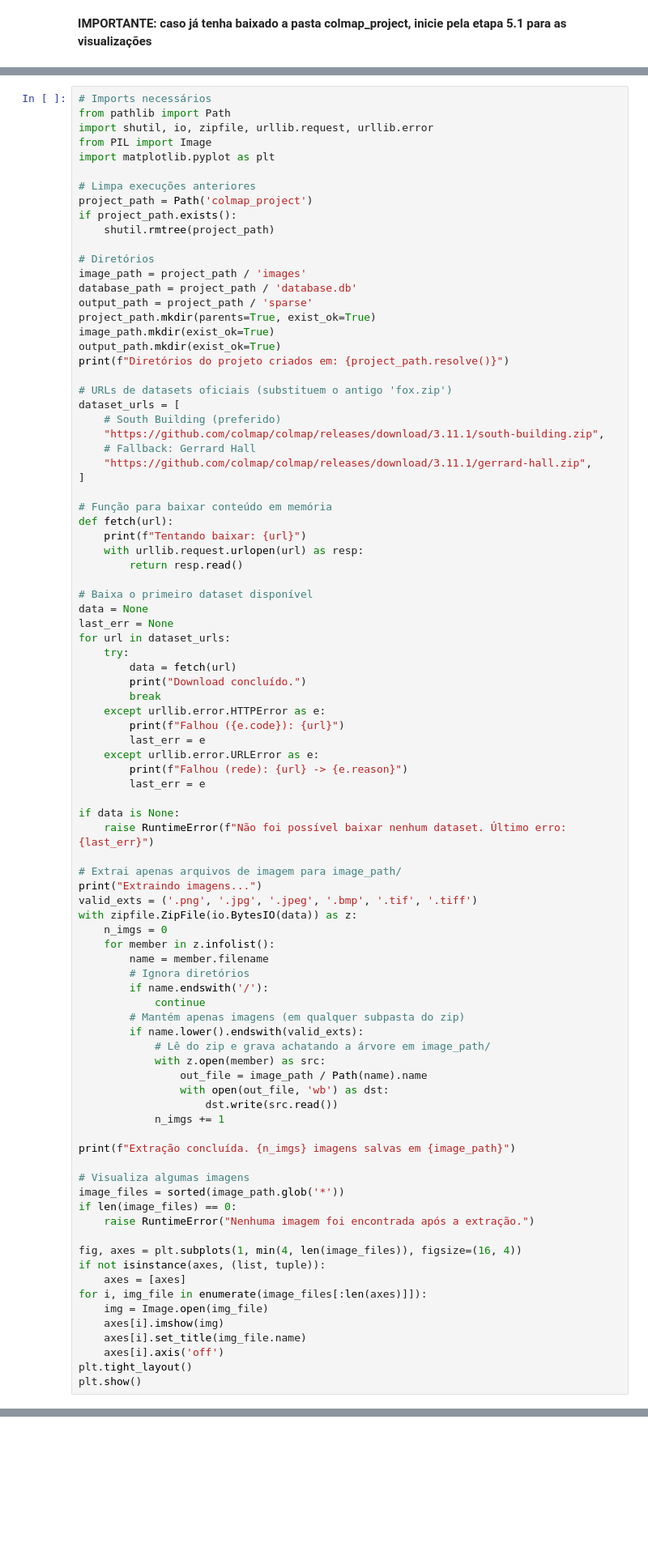
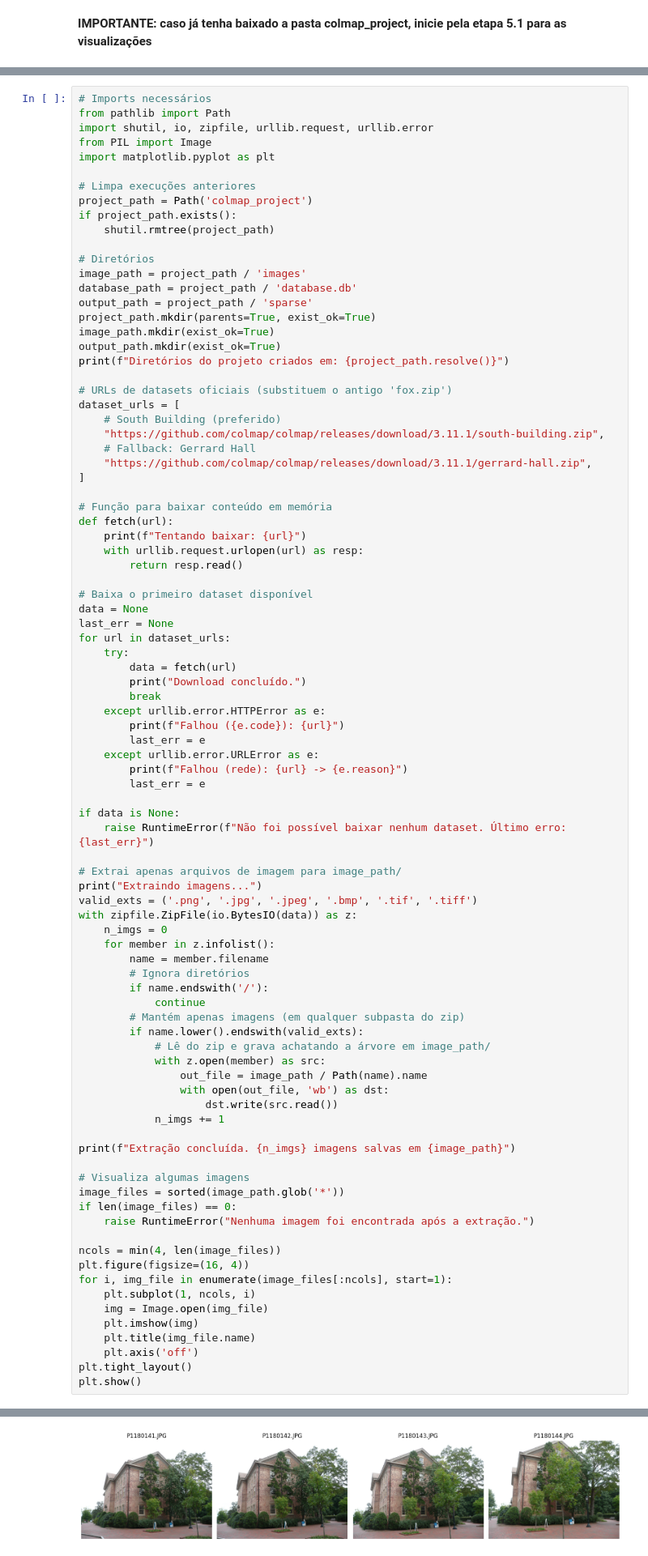
Before and after one commit to GabrielMacedoMontagna/MC949_Visao_Computacional, a Jupyter notebook: Trabalho 2/ablation.ipynb, the cells around one changed output, grey strips where cells are left out. Shown at 81% size. Saved outputs shown, nothing was run; the diff lists cells and outputs as text; blank space fills up the shorter version.

```diff
--- a/Trabalho 2/ablation.ipynb
+++ b/Trabalho 2/ablation.ipynb
@@ -96,14 +94,14 @@ image_files = sorted(image_path.glob('*'))
 if len(image_files) == 0:
     raise RuntimeError("Nenhuma imagem foi encontrada após a extração.")
 
-fig, axes = plt.subplots(1, min(4, len(image_files)), figsize=(16, 4))
-if not isinstance(axes, (list, tuple)):
-    axes = [axes]
-for i, img_file in enumerate(image_files[:len(axes)]]):
+ncols = min(4, len(image_files))
+plt.figure(figsize=(16, 4))
+for i, img_file in enumerate(image_files[:ncols], start=1):
+    plt.subplot(1, ncols, i)
     img = Image.open(img_file)
-    axes[i].imshow(img)
-    axes[i].set_title(img_file.name)
-    axes[i].axis('off')
+    plt.imshow(img)
+    plt.title(img_file.name)
+    plt.axis('off')
 plt.tight_layout()
 plt.show()
 # %% [output]
@@ -113,3 +113,4 @@ HTTPError: HTTP Error 404: Not Found
+[figure, added]
 # %% [markdown]
 ### Passo 1 (Alterado): Usando Imagens de uma Pasta Local
 
```
Also changed, not shown: parts of 13 cells of this notebook, 2 other files.
